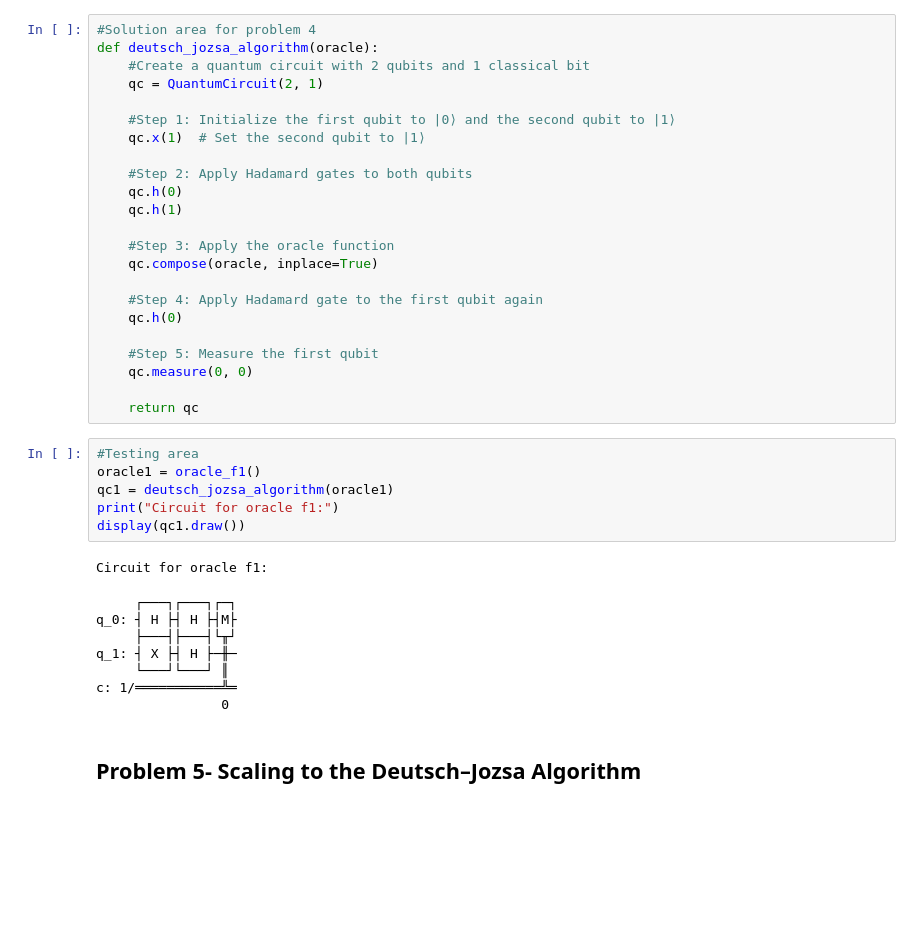
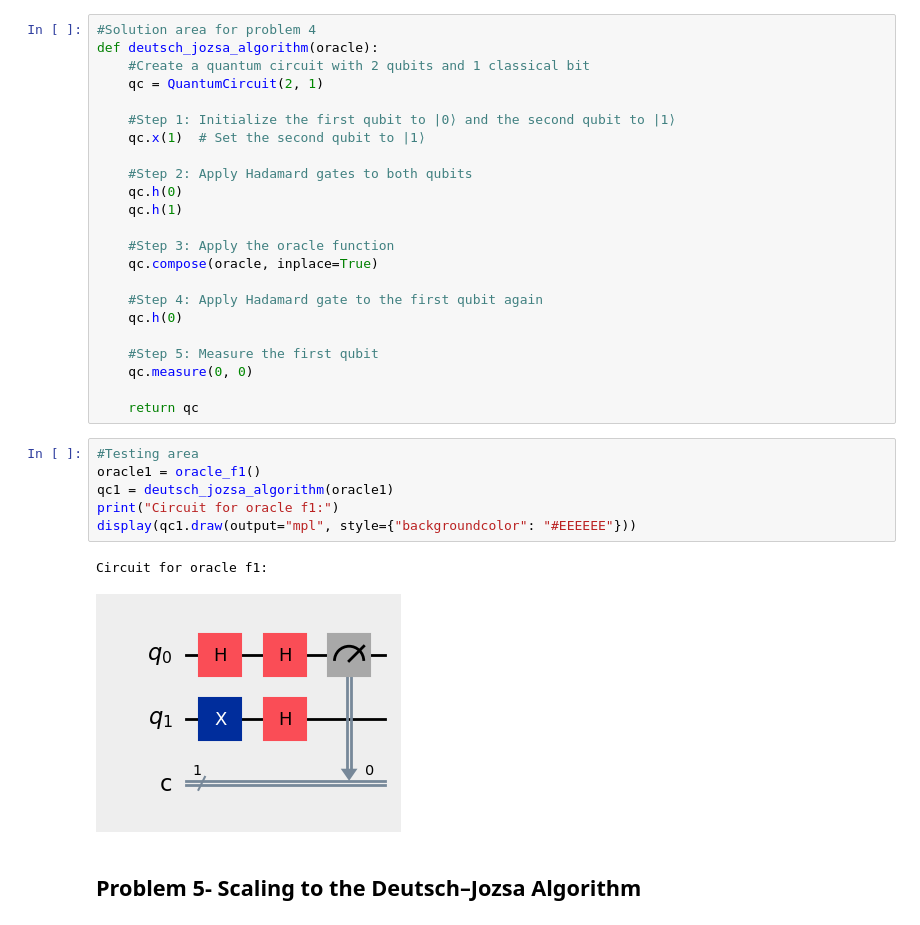
Before and after one commit to eoinocathasaigh/EmergingTechnologies-Assessment, a Jupyter notebook: problems.ipynb, the cells around one changed output. Cells and saved outputs as stored; diff of their text form; blank space fills up the shorter version.

```diff
--- a/problems.ipynb
+++ b/problems.ipynb
@@ -269,18 +261,12 @@ def deutsch_jozsa_algorithm(oracle):
 # %%
 #Testing area
 oracle1 = oracle_f1()
 qc1 = deutsch_jozsa_algorithm(oracle1)
 print("Circuit for oracle f1:")
-display(qc1.draw())
+display(qc1.draw(output="mpl", style={"backgroundcolor": "#EEEEEE"}))
 # %% [output]
 Circuit for oracle f1:
-     ┌───┐┌───┐┌─┐
-q_0: ┤ H ├┤ H ├┤M├
-     ├───┤├───┤└╥┘
-q_1: ┤ X ├┤ H ├─╫─
-     └───┘└───┘ ║
-c: 1/═══════════╩═
-                0
+[figure, added]
 # %% [markdown]
 ## **Problem 5- Scaling to the Deutsch–Jozsa Algorithm**
 # %%
```
Also changed, not shown: parts of 3 cells of this notebook.
